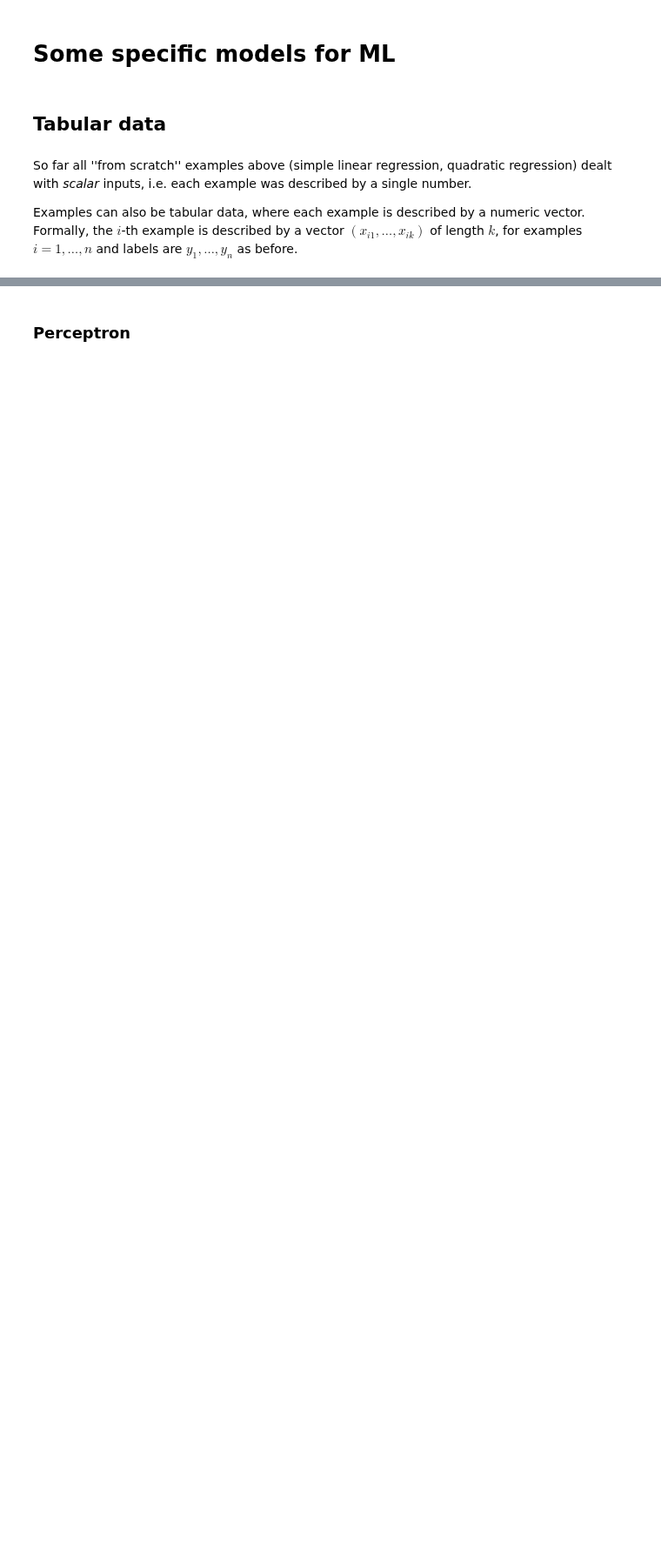
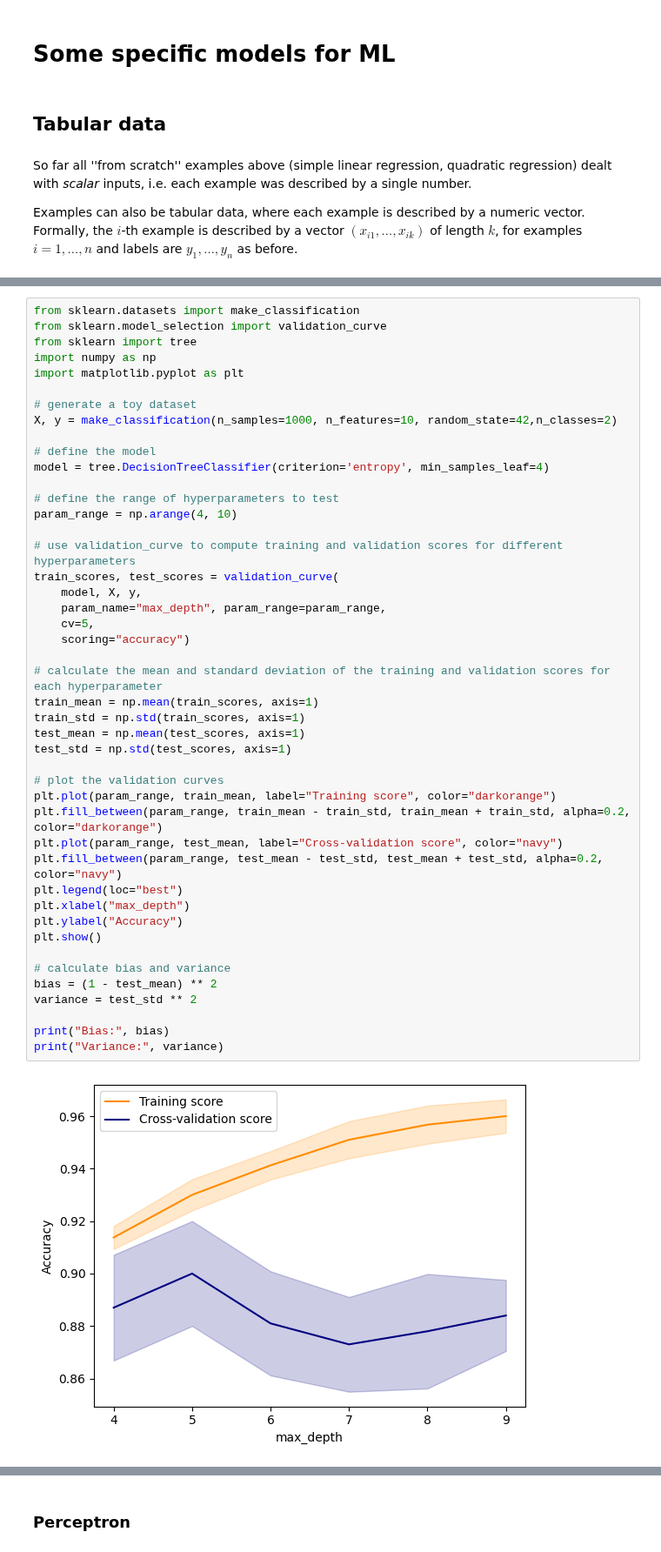
Before and after one commit to isa-ulisboa/greends-pml-2022-2023, a Jupyter notebook: ML_overview_with_examples.ipynb, the cells around one changed output, grey strips where cells are left out. Shown at 87% size. Cells and saved outputs as stored; diff of their text form; blank space fills up the shorter version.

```diff
--- a/ML_overview_with_examples.ipynb
+++ b/ML_overview_with_examples.ipynb
@@ -538,0 +583,47 @@ Examples can also be tabular data, where each example is described by a numeric
+# %%
+from sklearn.datasets import make_classification
+from sklearn.model_selection import validation_curve
+from sklearn import tree
+import numpy as np
+import matplotlib.pyplot as plt
+
+# generate a toy dataset
+X, y = make_classification(n_samples=1000, n_features=10, random_state=42,n_classes=2)
+
+# define the model
+model = tree.DecisionTreeClassifier(criterion='entropy', min_samples_leaf=4)
+
+# define the range of hyperparameters to test
+param_range = np.arange(4, 10)
+
+# use validation_curve to compute training and validation scores for different hyperparameters
+train_scores, test_scores = validation_curve(
+    model, X, y,
+    param_name="max_depth", param_range=param_range,
+    cv=5,
+    scoring="accuracy")
+
+# calculate the mean and standard deviation of the training and validation scores for each hyperparameter
+train_mean = np.mean(train_scores, axis=1)
+train_std = np.std(train_scores, axis=1)
+test_mean = np.mean(test_scores, axis=1)
+test_std = np.std(test_scores, axis=1)
+
+# plot the validation curves
+plt.plot(param_range, train_mean, label="Training score", color="darkorange")
+plt.fill_between(param_range, train_mean - train_std, train_mean + train_std, alpha=0.2, color="darkorange")
+plt.plot(param_range, test_mean, label="Cross-validation score", color="navy")
+plt.fill_between(param_range, test_mean - test_std, test_mean + test_std, alpha=0.2, color="navy")
+plt.legend(loc="best")
+plt.xlabel("max_depth")
+plt.ylabel("Accuracy")
+plt.show()
+
+# calculate bias and variance
+bias = (1 - test_mean) ** 2
+variance = test_std ** 2
+
+print("Bias:", bias)
+print("Variance:", variance)
+# %% [output]
+[figure, added]
```
Also changed, not shown: parts of 9 cells of this notebook.
